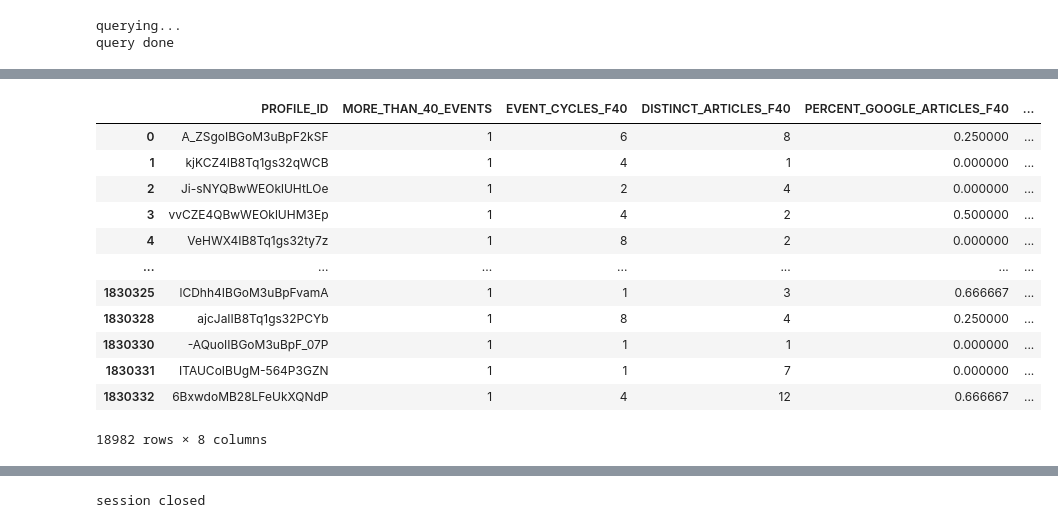
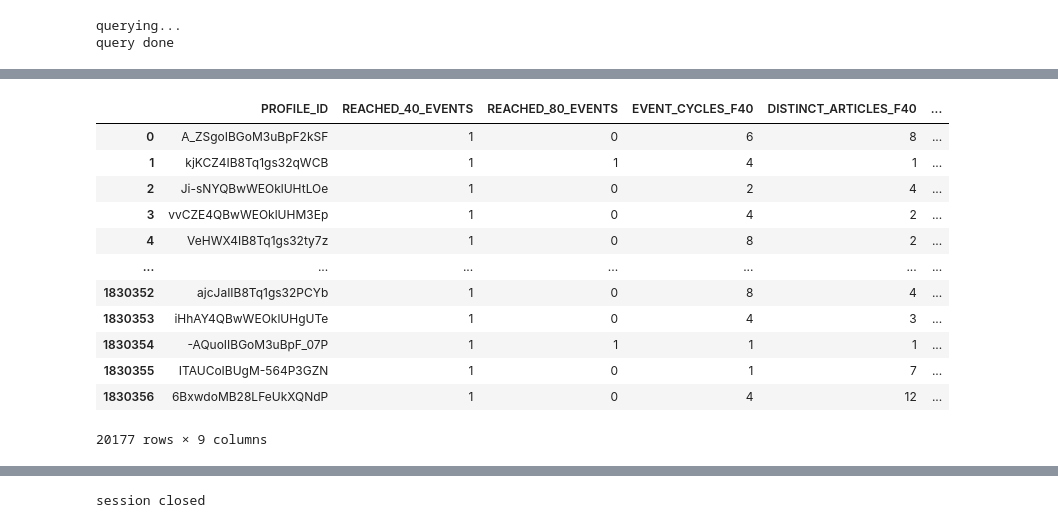
Before and after one commit to Data-ScienceHub/ETM, a Jupyter notebook: Code/eda/eda_features.ipynb, the cells around one changed output, grey strips where cells are left out. Cells and saved outputs as stored; diff of their text form; code cells hidden in the pictures.

```diff
--- a/Code/eda/eda_features.ipynb
+++ b/Code/eda/eda_features.ipynb
@@ -412,18 +416,18 @@ new_features_df
 # %%
-# > 40 events
-new_features_df[new_features_df['MORE_THAN_40_EVENTS'] == 1]
+# >= 40 events
+new_features_df[new_features_df['REACHED_40_EVENTS'] == 1]
 # %% [output]
-|  | PROFILE_ID | MORE_THAN_40_EVENTS | EVENT_CYCLES_F40 | DISTINCT_ARTICLES_F40 | PERCENT_GOOGLE_ARTICLES_F40 | ... |
-| 0 | A_ZSgoIBGoM3uBpF2kSF | 1 | 6 | 8 | 0.250000 | ... |
-| 1 | kjKCZ4IB8Tq1gs32qWCB | 1 | 4 | 1 | 0.000000 | ... |
-| 2 | Ji-sNYQBwWEOklUHtLOe | 1 | 2 | 4 | 0.000000 | ... |
-| 3 | vvCZE4QBwWEOklUHM3Ep | 1 | 4 | 2 | 0.500000 | ... |
-| 4 | VeHWX4IB8Tq1gs32ty7z | 1 | 8 | 2 | 0.000000 | ... |
+|  | PROFILE_ID | REACHED_40_EVENTS | REACHED_80_EVENTS | EVENT_CYCLES_F40 | DISTINCT_ARTICLES_F40 | ... |
+| 0 | A_ZSgoIBGoM3uBpF2kSF | 1 | 0 | 6 | 8 | ... |
+| 1 | kjKCZ4IB8Tq1gs32qWCB | 1 | 1 | 4 | 1 | ... |
+| 2 | Ji-sNYQBwWEOklUHtLOe | 1 | 0 | 2 | 4 | ... |
+| 3 | vvCZE4QBwWEOklUHM3Ep | 1 | 0 | 4 | 2 | ... |
+| 4 | VeHWX4IB8Tq1gs32ty7z | 1 | 0 | 8 | 2 | ... |
 | ... | ... | ... | ... | ... | ... | ... |
-| 1830325 | lCDhh4IBGoM3uBpFvamA | 1 | 1 | 3 | 0.666667 | ... |
-| 1830328 | ajcJaIIB8Tq1gs32PCYb | 1 | 8 | 4 | 0.250000 | ... |
-| 1830330 | -AQuoIIBGoM3uBpF_07P | 1 | 1 | 1 | 0.000000 | ... |
-| 1830331 | ITAUCoIBUgM-564P3GZN | 1 | 1 | 7 | 0.000000 | ... |
-| 1830332 | 6BxwdoMB28LFeUkXQNdP | 1 | 4 | 12 | 0.666667 | ... |
+| 1830352 | ajcJaIIB8Tq1gs32PCYb | 1 | 0 | 8 | 4 | ... |
+| 1830353 | iHhAY4QBwWEOklUHgUTe | 1 | 0 | 4 | 3 | ... |
+| 1830354 | -AQuoIIBGoM3uBpF_07P | 1 | 1 | 1 | 1 | ... |
+| 1830355 | ITAUCoIBUgM-564P3GZN | 1 | 0 | 1 | 7 | ... |
+| 1830356 | 6BxwdoMB28LFeUkXQNdP | 1 | 0 | 4 | 12 | ... |
-18982 rows × 8 columns
+20177 rows × 9 columns
 # %%
```
Also changed, not shown: parts of 4 cells of this notebook.
